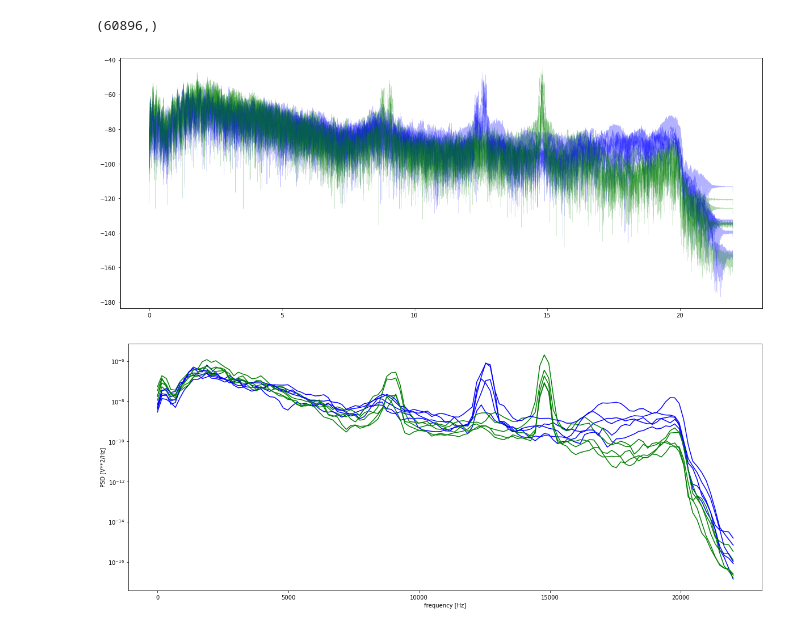
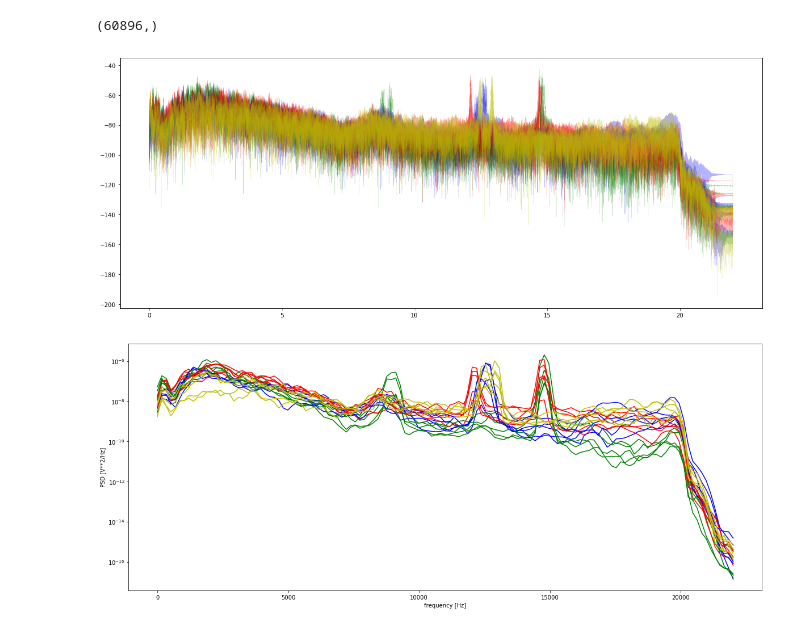
Before and after one commit to jcream31/sound_analysis, a Jupyter notebook: visualization.ipynb, the cells around one changed output. Cells and saved outputs as stored; diff of their text form; code cells hidden in the pictures.

Commit message:
added nickle and dime recordings

```diff
--- a/visualization.ipynb
+++ b/visualization.ipynb
@@ -13,6 +13,8 @@ import librosa
 path = os.getcwd() + '/coinsounds'
 coin_data = {}
 for filename in os.listdir(path):
+    if filename=='.DS_Store':
+        continue
     coin_data[os.path.splitext(filename)[0]] = librosa.load(path +'/'+ filename, sr=44000)
 # %% [markdown]
 ## Spectrograms
@@ -106,24 +108,31 @@ coin_data['Q4'][0].shape
 # %%
 fig, ax = plt.subplots(figsize=(20,8))
 for sample in coin_data.keys():
     khz, db = PowerSpect(coin_data[sample][0], coin_data[sample][1], 60000)
     if sample[0] == 'P':
         plt.plot(khz, db, label='penny', color = 'b', linewidth=.3, alpha=.3)
-
+    elif sample[0] == 'N':
+        plt.plot(khz, db, label='nickle', color = 'r', linewidth=.3, alpha=.3)
+    elif sample[0] == 'D':
+        plt.plot(khz, db, label='dime', color = 'y', linewidth=.3, alpha=.3)
     else:
         plt.plot(khz, db, label='quarter', color = 'g', linewidth=.3, alpha=.3)
 # %% [output]
-[figure, old version]
+[figure, new version]
 # %%
 fig, ax = plt.subplots(figsize=(20,8))
 for sample in coin_data.keys():
     f, Pxx_den = signal.welch(coin_data[sample][0], coin_data[sample][1])
     if sample[0] == 'P':
         plt.semilogy(f, Pxx_den, color='b')
+    elif sample[0] == 'N':
+        plt.semilogy(f, Pxx_den, color='r')
+    elif sample[0] == 'D':
+        plt.semilogy(f, Pxx_den, color='y')
     else:
         plt.semilogy(f, Pxx_den, color='g')
 
     plt.xlabel('frequency [Hz]')
     plt.ylabel('PSD [V**2/Hz]')
 # %% [output]
-[figure, old version]
+[figure, new version]
```
Also changed, not shown: 10 other files.
